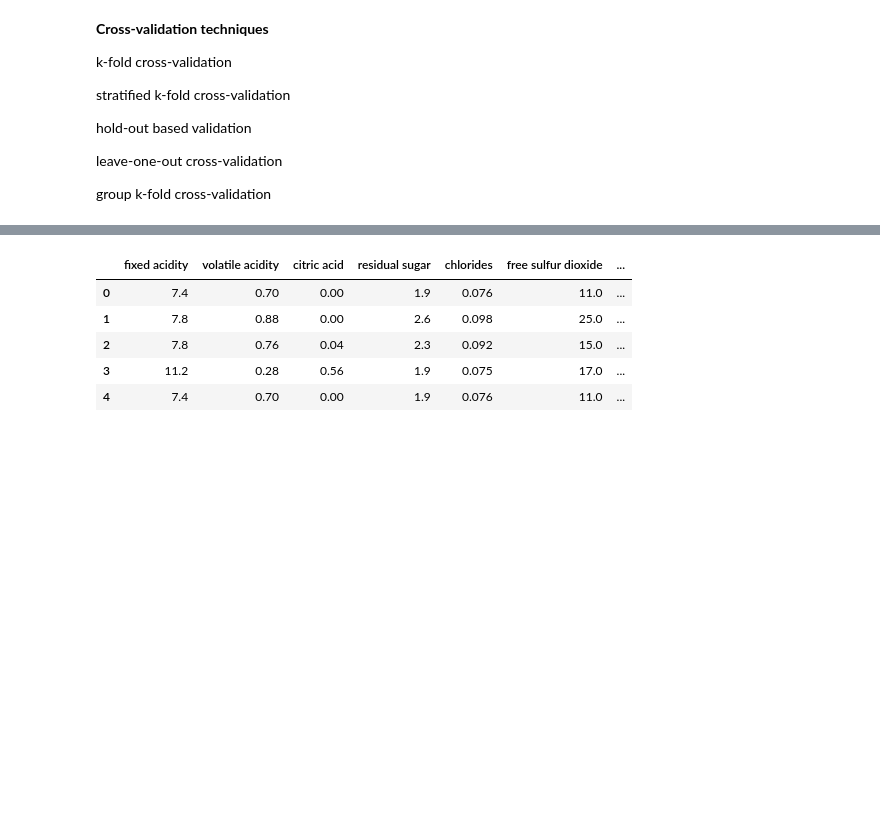
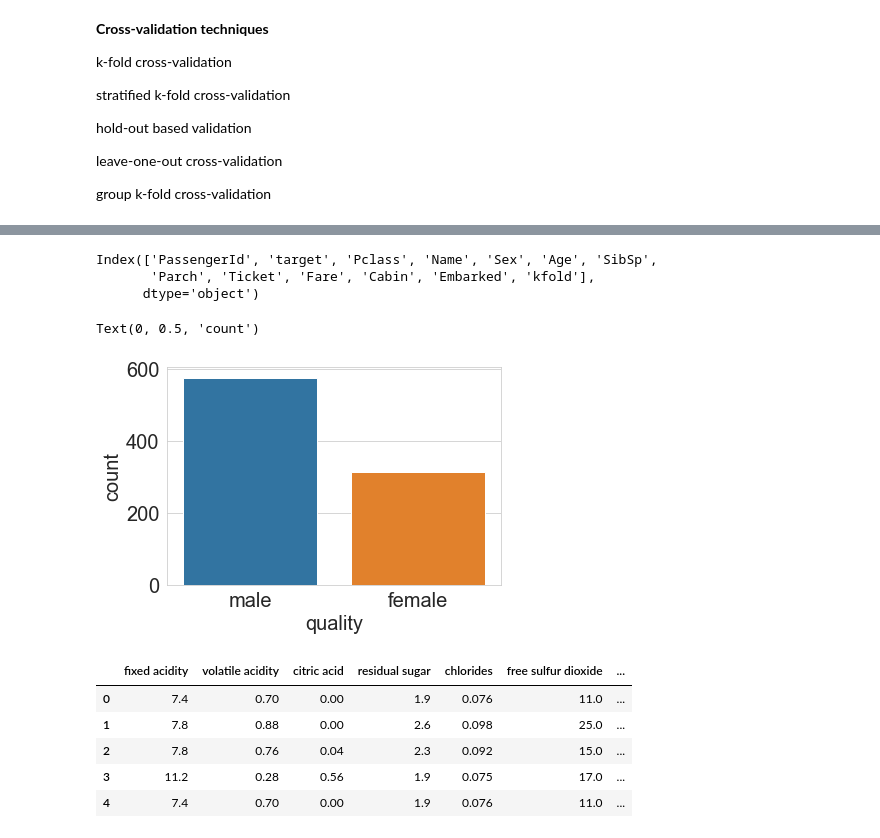
Before and after one commit to SpaDev-py/Approaching-Almost-Any-Machine-Learning-Problem, a Jupyter notebook: Approaching (Almost) Any Machine Learning Problem.ipynb, the cells around one changed output, grey strips where cells are left out. Cells and saved outputs as stored; diff of their text form; code cells hidden in the pictures; blank space fills up the shorter version.

```diff
--- a/Approaching (Almost) Any Machine Learning Problem.ipynb
+++ b/Approaching (Almost) Any Machine Learning Problem.ipynb
@@ -281,3 +292,7 @@ if __name__ == "__main__":
         df.loc[v_, 'kfold'] = f
 # save the new csv with kfold column
 df.to_csv("train_folds.csv", index=False)
+# %%
+df_fold = ('train_folds.csv')
+df_fold = pd.read_csv(df_fold)
+df_fold.head()
@@ -284,3 +306,17 @@ df.to_csv("train_folds.csv", index=False)
+# %%
+df_fold.columns
+# %% [output]
+Index(['PassengerId', 'target', 'Pclass', 'Name', 'Sex', 'Age', 'SibSp',
+       'Parch', 'Ticket', 'Fare', 'Cabin', 'Embarked', 'kfold'],
+      dtype='object')
+# %%
+# Can I check the distribution of the titanic dataset?
+b = sns.countplot(x='Sex', data=df_fold)
+b.set_xlabel("quality", fontsize=20)
+b.set_ylabel("count", fontsize=20)
+# %% [output]
+Text(0, 0.5, 'count')
+[figure, added]
 # %%
 df = pd.read_csv("winequality-red.csv",sep=';')
 df.head()
```
Also changed, not shown: parts of 7 cells of this notebook, 1 other file.
